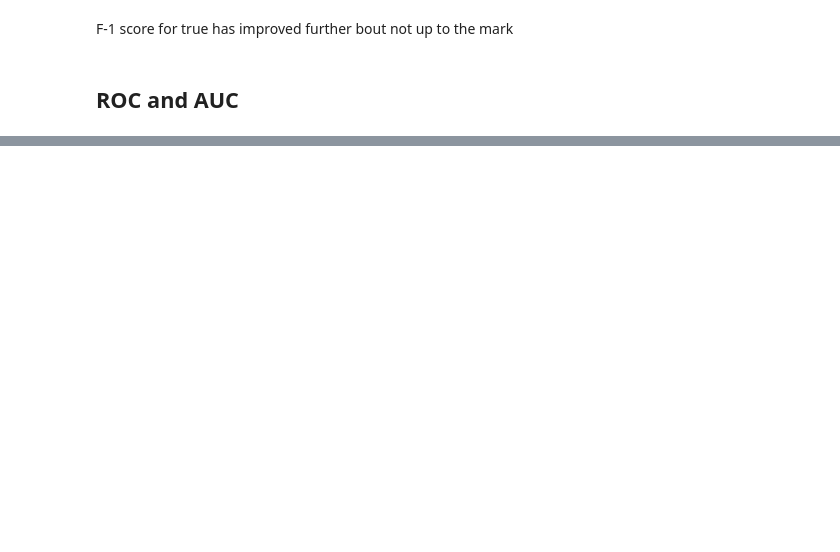
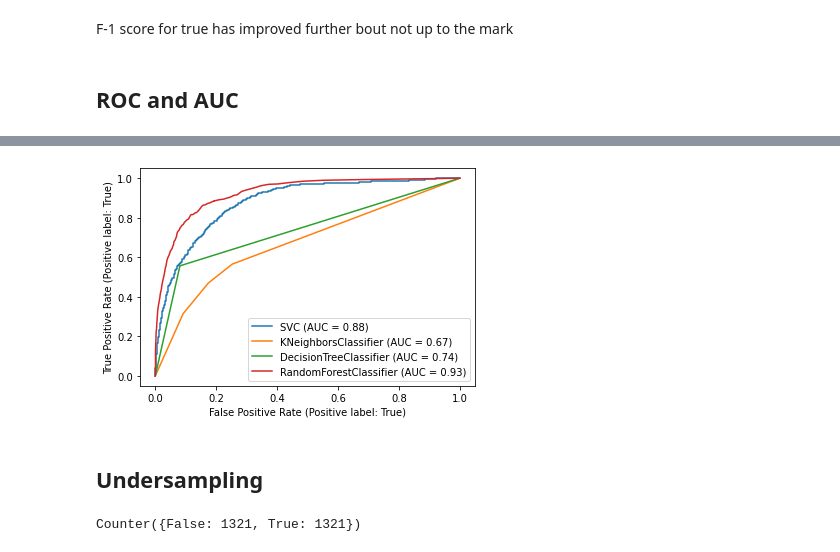
Before and after one commit to ashishgeorge009/CSI55-Assignment-1, a Jupyter notebook: The_Assignment.ipynb, the cells around one changed output, grey strips where cells are left out. Drawn from its saved outputs; the diff is of its cells as text; code cells hidden in the pictures; blank space fills up the shorter version.

Commit message:
over and under done

```diff
--- a/The_Assignment.ipynb
+++ b/The_Assignment.ipynb
@@ -358,0 +376,7 @@ plt.show()
+# %%
+#KNN
+knn_over = KNeighborsClassifier(n_neighbors=3)
+knn_over.fit(X_t_over,y_t_over)
+pred = knn_over.predict(X_test)
+print(confusion_matrix(y_test,pred))
+print(classification_report(y_test,pred))
@@ -358,0 +394,9 @@ plt.show()
+# %%
+#SVM
+SVMmodel_over = SVC()
+SVMmodel_over.fit(X_t_over,y_t_over)
+svmpredictions= SVMmodel_over.predict(X_test)
+
+print(confusion_matrix(y_test,svmpredictions))
+print('\n')
+print(classification_report(y_test,svmpredictions))
@@ -358,0 +416,7 @@ plt.show()
+# %%
+#DecisionTree
+dtree_over = DecisionTreeClassifier()
+dtree_over.fit(X_t_over,y_t_over)
+dtpredictions = dtree_over.predict(X_test)
+print(confusion_matrix(y_test,dtpredictions))
+print(classification_report(y_test,dtpredictions))
@@ -358,0 +434,7 @@ plt.show()
+# %%
+#randomForest
+rfc_over = RandomForestClassifier(n_estimators=100)
+rfc_over.fit(X_t_over, y_t_over)
+rfc_pred = rfc_over.predict(X_test)
+print(confusion_matrix(y_test,rfc_pred))
+print(classification_report(y_test,rfc_pred))
@@ -358,0 +452,10 @@ plt.show()
+# %%
+#ROC after OVersampling
+roc_SVM = plot_roc_curve(SVMmodel_over, X_test, y_test)
+roc_knn = plot_roc_curve(knn_over, X_test, y_test, ax=roc_SVM.ax_)
+roc_stree =plot_roc_curve(dtree_over, X_test, y_test,ax=roc_SVM.ax_)
+roc_rfc =plot_roc_curve(rfc_over, X_test, y_test, ax=roc_SVM.ax_)
+# %% [output]
+[figure, added]
+# %% [markdown]
+## Undersampling
@@ -358,0 +464,6 @@ plt.show()
+# %%
+undersample = RandomUnderSampler(random_state=42, sampling_strategy='not minority')
+X_t_under,y_t_under = undersample.fit_resample(X_train,y_train)
+Counter(y_t_under)
+# %% [output]
+Counter({False: 1321, True: 1321})
```
Also changed, not shown: parts of 21 cells of this notebook, 3 other files.
